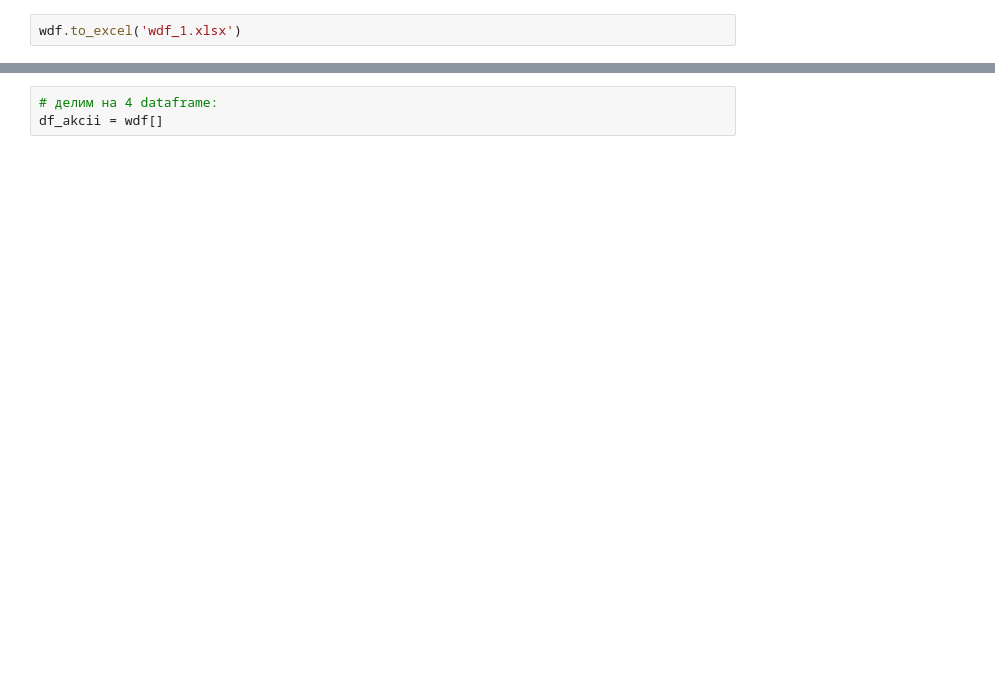
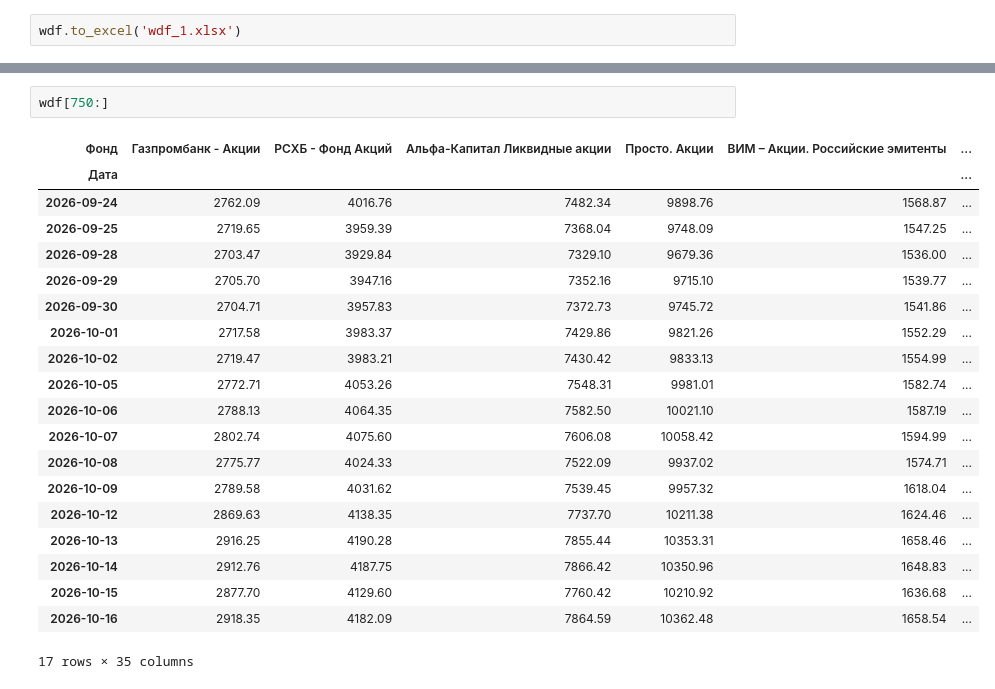
Before and after one commit to 1kosyrkoff/moex_data_parser, a Jupyter notebook: parserInvestfunds_4.ipynb, the cells around one changed output, grey strips where cells are left out. Cells and saved outputs as stored; diff of their text form; blank space fills up the shorter version.

```diff
--- a/parserInvestfunds_4.ipynb
+++ b/parserInvestfunds_4.ipynb
@@ -910,4 +917,24 @@ wdf
 767 rows × 35 columns
-# %%
-# делим на 4 dataframe:
-df_akcii = wdf[]
+# %%
+wdf[750:]
+# %% [output]
+| Фонд | Газпромбанк - Акции | РСХБ - Фонд Акций | Альфа-Капитал Ликвидные акции | Просто. Акции | ВИМ – Акции. Российские эмитенты | ... |
+| Дата |  |  |  |  |  | ... |
+| 2026-09-24 | 2762.09 | 4016.76 | 7482.34 | 9898.76 | 1568.87 | ... |
+| 2026-09-25 | 2719.65 | 3959.39 | 7368.04 | 9748.09 | 1547.25 | ... |
+| 2026-09-28 | 2703.47 | 3929.84 | 7329.10 | 9679.36 | 1536.00 | ... |
+| 2026-09-29 | 2705.70 | 3947.16 | 7352.16 | 9715.10 | 1539.77 | ... |
+| 2026-09-30 | 2704.71 | 3957.83 | 7372.73 | 9745.72 | 1541.86 | ... |
+| 2026-10-01 | 2717.58 | 3983.37 | 7429.86 | 9821.26 | 1552.29 | ... |
+| 2026-10-02 | 2719.47 | 3983.21 | 7430.42 | 9833.13 | 1554.99 | ... |
+| 2026-10-05 | 2772.71 | 4053.26 | 7548.31 | 9981.01 | 1582.74 | ... |
+| 2026-10-06 | 2788.13 | 4064.35 | 7582.50 | 10021.10 | 1587.19 | ... |
+| 2026-10-07 | 2802.74 | 4075.60 | 7606.08 | 10058.42 | 1594.99 | ... |
+| 2026-10-08 | 2775.77 | 4024.33 | 7522.09 | 9937.02 | 1574.71 | ... |
+| 2026-10-09 | 2789.58 | 4031.62 | 7539.45 | 9957.32 | 1618.04 | ... |
+| 2026-10-12 | 2869.63 | 4138.35 | 7737.70 | 10211.38 | 1624.46 | ... |
+| 2026-10-13 | 2916.25 | 4190.28 | 7855.44 | 10353.31 | 1658.46 | ... |
+| 2026-10-14 | 2912.76 | 4187.75 | 7866.42 | 10350.96 | 1648.83 | ... |
+| 2026-10-15 | 2877.70 | 4129.60 | 7760.42 | 10210.92 | 1636.68 | ... |
+| 2026-10-16 | 2918.35 | 4182.09 | 7864.59 | 10362.48 | 1658.54 | ... |
+17 rows × 35 columns
```
Also changed, not shown: parts of 17 cells of this notebook.
